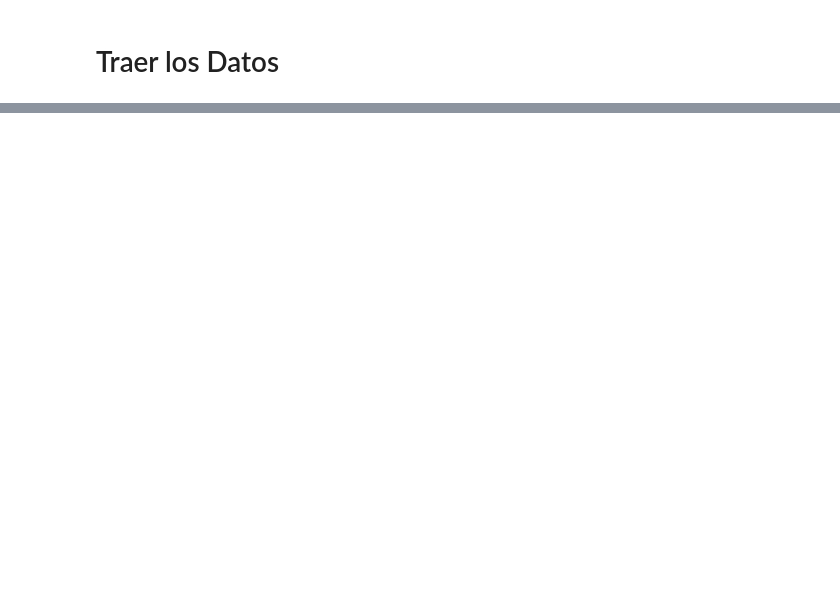
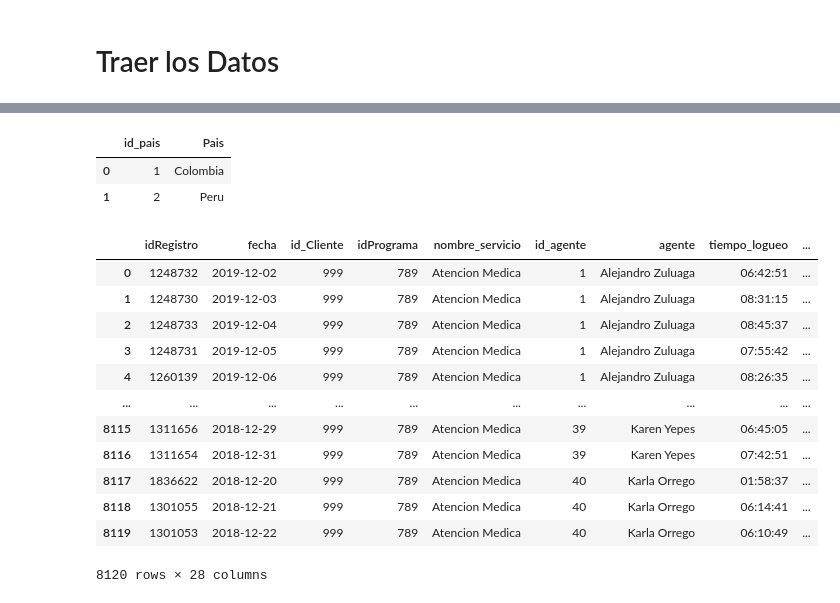
Before and after one commit to r2x4/consolidado_practice, a Jupyter notebook: consolidado_practice.ipynb, the cells around one changed output, grey strips where cells are left out. Cells and saved outputs as stored; diff of their text form; code cells hidden in the pictures; blank space fills up the shorter version.

```diff
--- a/consolidado_practice.ipynb
+++ b/consolidado_practice.ipynb
@@ -76,0 +115,6 @@ dtype: object
+# %%
+paises
+# %% [output]
+|  | id_pais | Pais |
+| 0 | 1 | Colombia |
+| 1 | 2 | Peru |
@@ -76,0 +124,16 @@ dtype: object
+# %%
+datos
+# %% [output]
+|  | idRegistro | fecha | id_Cliente | idPrograma | nombre_servicio | id_agente | agente | tiempo_logueo | ... |
+| 0 | 1248732 | 2019-12-02 | 999 | 789 | Atencion Medica | 1 | Alejandro Zuluaga | 06:42:51 | ... |
+| 1 | 1248730 | 2019-12-03 | 999 | 789 | Atencion Medica | 1 | Alejandro Zuluaga | 08:31:15 | ... |
+| 2 | 1248733 | 2019-12-04 | 999 | 789 | Atencion Medica | 1 | Alejandro Zuluaga | 08:45:37 | ... |
+| 3 | 1248731 | 2019-12-05 | 999 | 789 | Atencion Medica | 1 | Alejandro Zuluaga | 07:55:42 | ... |
+| 4 | 1260139 | 2019-12-06 | 999 | 789 | Atencion Medica | 1 | Alejandro Zuluaga | 08:26:35 | ... |
+| ... | ... | ... | ... | ... | ... | ... | ... | ... | ... |
+| 8115 | 1311656 | 2018-12-29 | 999 | 789 | Atencion Medica | 39 | Karen Yepes | 06:45:05 | ... |
+| 8116 | 1311654 | 2018-12-31 | 999 | 789 | Atencion Medica | 39 | Karen Yepes | 07:42:51 | ... |
+| 8117 | 1836622 | 2018-12-20 | 999 | 789 | Atencion Medica | 40 | Karla Orrego | 01:58:37 | ... |
+| 8118 | 1301055 | 2018-12-21 | 999 | 789 | Atencion Medica | 40 | Karla Orrego | 06:14:41 | ... |
+| 8119 | 1301053 | 2018-12-22 | 999 | 789 | Atencion Medica | 40 | Karla Orrego | 06:10:49 | ... |
+8120 rows × 28 columns
```
Also changed, not shown: parts of 13 cells of this notebook.
